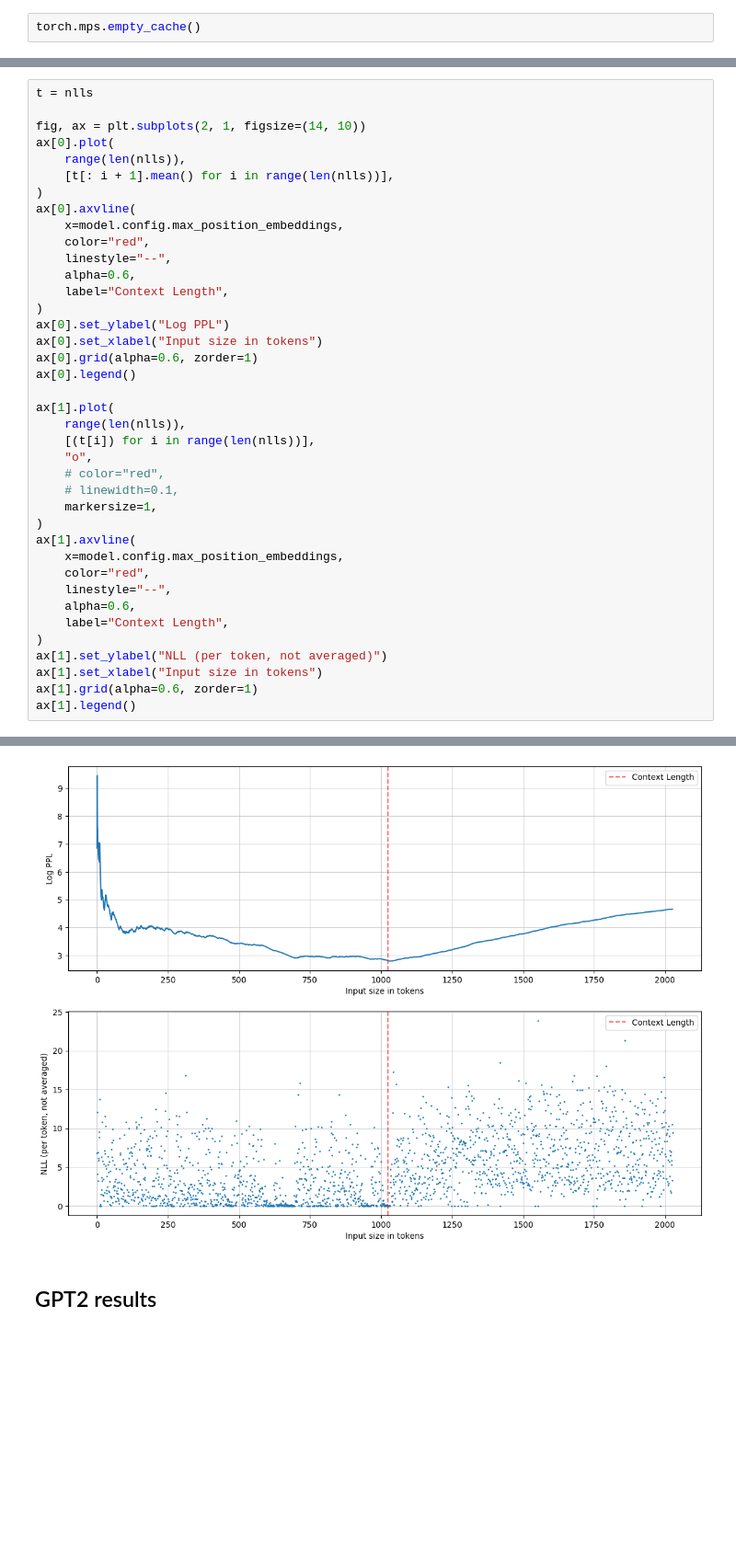
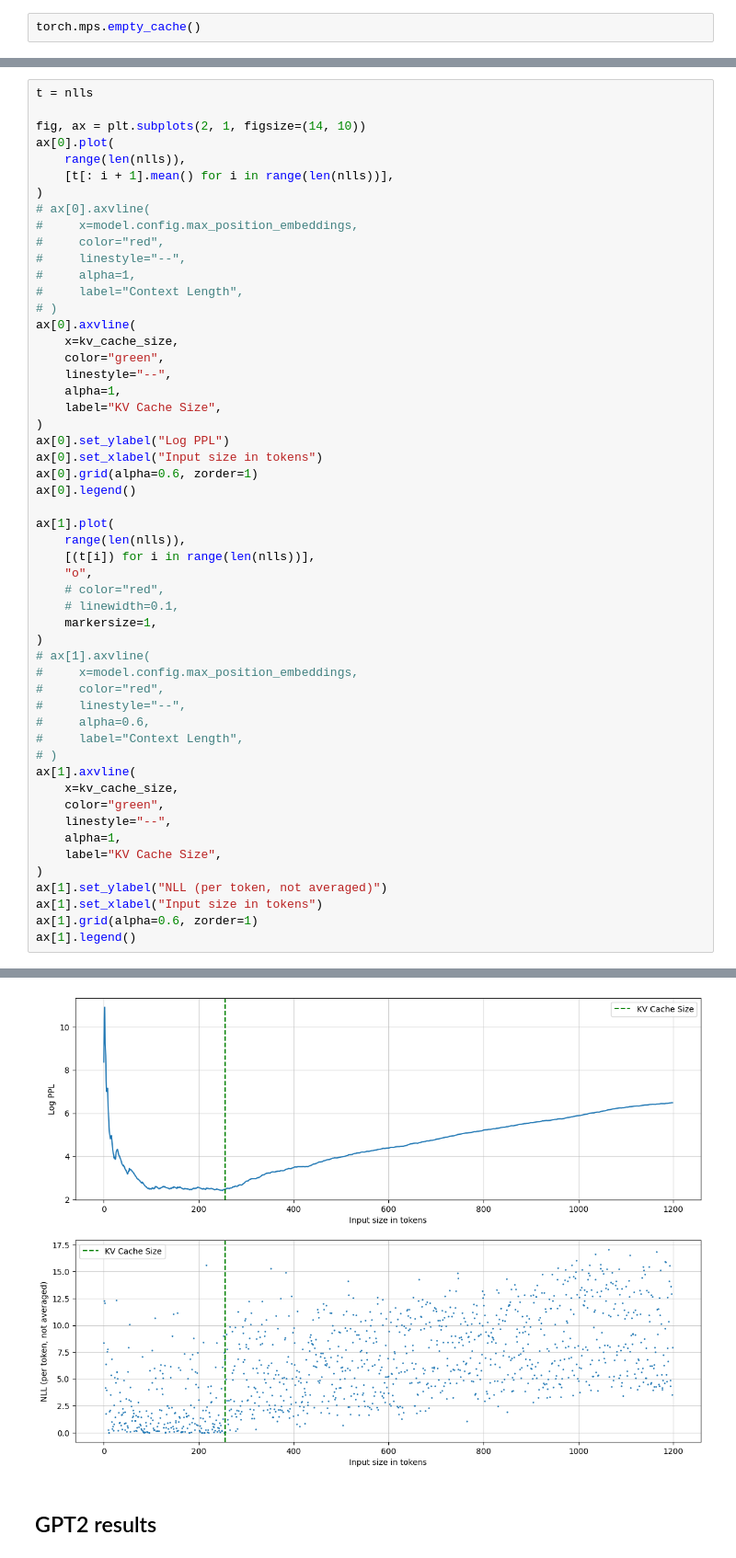
Before and after one commit to TheRootOf3/understanding-attention-sinks, a Jupyter notebook: main.ipynb, the cells around one changed output, grey strips where cells are left out. Shown: that part at 92% size. Cells and saved outputs as stored; diff of their text form; blank space fills up the shorter version.

```diff
--- a/main.ipynb
+++ b/main.ipynb
@@ -185,42 +298,56 @@ t = nlls
 fig, ax = plt.subplots(2, 1, figsize=(14, 10))
 ax[0].plot(
     range(len(nlls)),
     [t[: i + 1].mean() for i in range(len(nlls))],
 )
+# ax[0].axvline(
+#     x=model.config.max_position_embeddings,
+#     color="red",
+#     linestyle="--",
+#     alpha=1,
+#     label="Context Length",
+# )
 ax[0].axvline(
-    x=model.config.max_position_embeddings,
-    color="red",
+    x=kv_cache_size,
+    color="green",
     linestyle="--",
-    alpha=0.6,
-    label="Context Length",
+    alpha=1,
+    label="KV Cache Size",
 )
 ax[0].set_ylabel("Log PPL")
 ax[0].set_xlabel("Input size in tokens")
 ax[0].grid(alpha=0.6, zorder=1)
 ax[0].legend()
 
 ax[1].plot(
     range(len(nlls)),
     [(t[i]) for i in range(len(nlls))],
     "o",
     # color="red",
     # linewidth=0.1,
     markersize=1,
 )
+# ax[1].axvline(
+#     x=model.config.max_position_embeddings,
+#     color="red",
+#     linestyle="--",
+#     alpha=0.6,
+#     label="Context Length",
+# )
 ax[1].axvline(
-    x=model.config.max_position_embeddings,
-    color="red",
+    x=kv_cache_size,
+    color="green",
     linestyle="--",
-    alpha=0.6,
-    label="Context Length",
+    alpha=1,
+    label="KV Cache Size",
 )
 ax[1].set_ylabel("NLL (per token, not averaged)")
 ax[1].set_xlabel("Input size in tokens")
 ax[1].grid(alpha=0.6, zorder=1)
 ax[1].legend()
 # %% [output]
 <matplotlib.legend.Legend at 0x...>
-[figure, old version]
+[figure, new version]
 # %% [markdown]
 ## GPT2 results
 # %%
```
Also changed, not shown: parts of 30 cells of this notebook.
